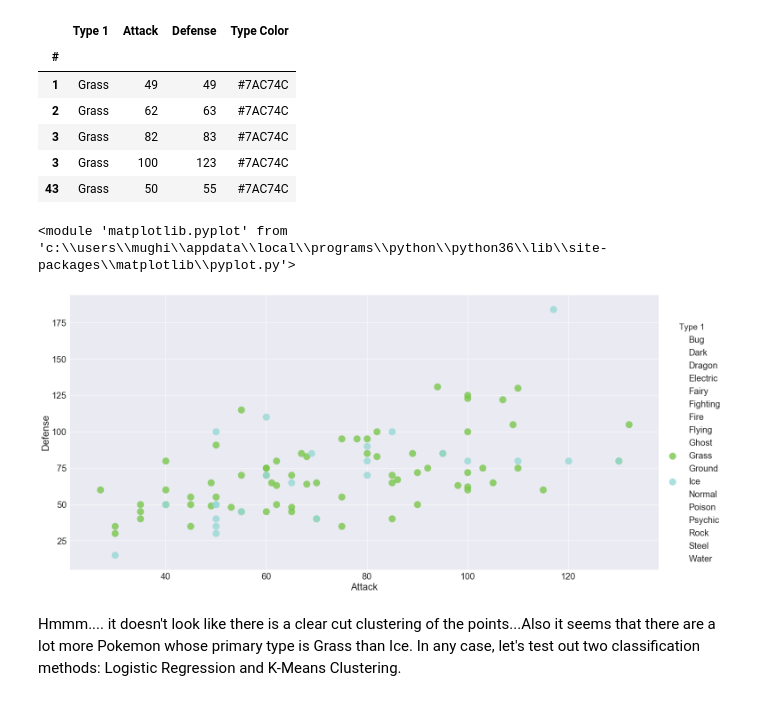
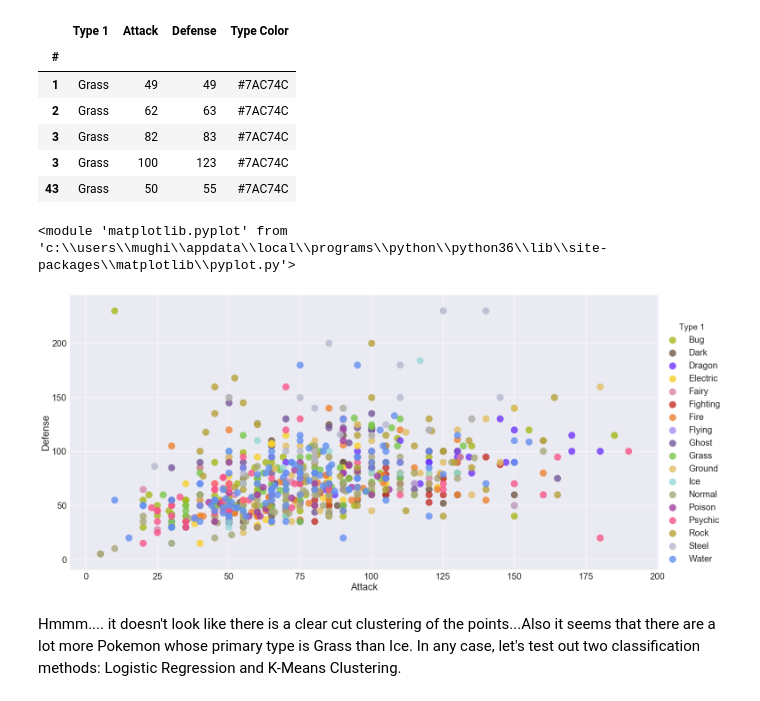
Before and after one commit to MughilM/Data-Science-Projects, a Jupyter notebook: Pokemon/Pokemon Analysis.ipynb, the cells around one changed output. Drawn from its saved outputs; the diff is of its cells as text; code cells hidden in the pictures.

```diff
--- a/Pokemon/Pokemon Analysis.ipynb
+++ b/Pokemon/Pokemon Analysis.ipynb
@@ -80,12 +80,12 @@ pokemonMod.head()
 # %%
 sns.set(font_scale=2)
 sns.lmplot(x='Attack', y='Defense', hue='Type 1', palette=typeColors, fit_reg=False,
-           data=pokemonMod, size=10, aspect=2,
+           data=pokemon, size=10, aspect=2,
            scatter_kws={'s': 250})
 plt
 # %% [output]
 <module 'matplotlib.pyplot' from 'c:\\users\\mughi\\appdata\\local\\programs\\python\\python36\\lib\\site-packages\\matplotlib\\pyplot.py'>
-[figure, old version]
+[figure, new version]
 # %% [markdown]
 Hmmm.... it doesn't look like there is a clear cut clustering of the points...Also it seems that there are a lot more Pokemon whose primary type is Grass than Ice. In any case, let's test out two classification methods: Logistic Regression and K-Means Clustering.
 # %% [markdown]
```
Also changed, not shown: 9 other files.
